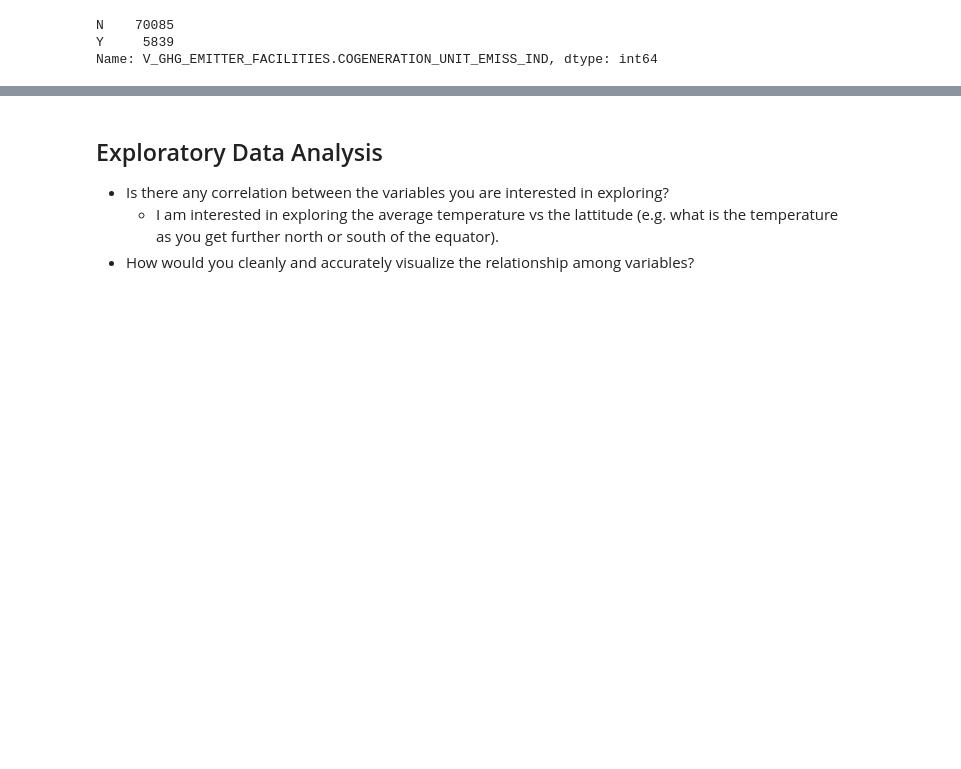
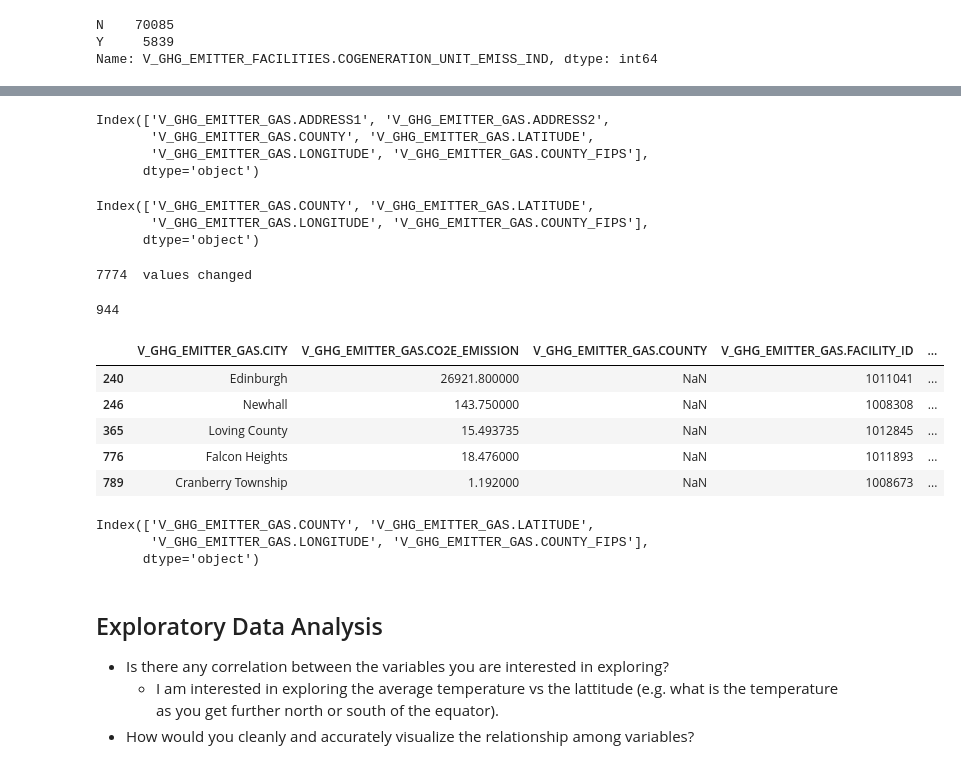
Before and after one commit to kalieknecht/data200-project, a Jupyter notebook: analysis/Analysis.ipynb, the cells around one changed output, grey strips where cells are left out. Saved outputs shown, nothing was run; the diff lists cells and outputs as text; code cells hidden in the pictures; blank space fills up the shorter version.

Commit message:
data cleaning

```diff
--- a/analysis/Analysis.ipynb
+++ b/analysis/Analysis.ipynb
@@ -666,3 +738,81 @@ def rename_counties(df):
+# %%
+# check for cols with null values
+nullvals = nullcheck(greenhouse_gas_type)
+greenhouse_gas_type.columns[nullvals]
+# %% [output]
+Index(['V_GHG_EMITTER_GAS.ADDRESS1', 'V_GHG_EMITTER_GAS.ADDRESS2',
+       'V_GHG_EMITTER_GAS.COUNTY', 'V_GHG_EMITTER_GAS.LATITUDE',
+       'V_GHG_EMITTER_GAS.LONGITUDE', 'V_GHG_EMITTER_GAS.COUNTY_FIPS'],
+      dtype='object')
+# %%
+# drop addresses
+greenhouse_gas_type.drop('V_GHG_EMITTER_GAS.ADDRESS1',axis=1,inplace=True)
+greenhouse_gas_type.drop('V_GHG_EMITTER_GAS.ADDRESS2',axis=1,inplace=True)
+# %%
+# check for cols with null values
+nullvals = nullcheck(greenhouse_gas_type)
+greenhouse_gas_type.columns[nullvals]
+# %% [output]
+Index(['V_GHG_EMITTER_GAS.COUNTY', 'V_GHG_EMITTER_GAS.LATITUDE',
+       'V_GHG_EMITTER_GAS.LONGITUDE', 'V_GHG_EMITTER_GAS.COUNTY_FIPS'],
+      dtype='object')
+# %%
+def find_county_gas(df):
+    '''
+    Helper function to find county in rows with NaN values
+
+    Note: to construct co_map properly, the initial dataframe with null values
+    must be passed
+
+    Parameters
+    ----------
+    df: dataframe with column to be cleaned
+
+    Returns
+    -------
+    df: original df with cleaned county data
+    '''
+    # define county map
+    co_map = df[['V_GHG_EMITTER_GAS.CITY','V_GHG_EMITTER_GAS.COUNTY']].groupby('V_GHG_EMITTER_GAS.CITY').first(dropna=True)
+    co_map = co_map.squeeze().to_dict()
+
+    # construct mask of NaN values
+    nullmask = df['V_GHG_EMITTER_GAS.COUNTY'].isnull()
+
+    # grab city name as county name
+    df.loc[nullmask,'V_GHG_EMITTER_GAS.COUNTY'] = df.loc[nullmask,'V_GHG_EMITTER_GAS.CITY']
+
+    # convert city name to county based on map - will leave unmapped values as NaN
+    df.loc[nullmask,'V_GHG_EMITTER_GAS.COUNTY'] = df.loc[nullmask,'V_GHG_EMITTER_GAS.COUNTY'].map(co_map)
+
+    # hand remaining NaNs?
+    print(nullmask.sum()," values changed")
+
+    return df
+# %%
+greenhouse_gas_type = find_county_gas(greenhouse_gas_type)
+# %% [output]
+7774  values changed
+# %%
+nullmask = greenhouse_gas_type['V_GHG_EMITTER_GAS.COUNTY'].isnull()
+print(nullmask.sum())
+greenhouse_gas_type[nullmask].head(5)
+# %% [output]
+944
+|  | V_GHG_EMITTER_GAS.CITY | V_GHG_EMITTER_GAS.CO2E_EMISSION | V_GHG_EMITTER_GAS.COUNTY | V_GHG_EMITTER_GAS.FACILITY_ID | ... |
+| 240 | Edinburgh | 26921.800000 | NaN | 1011041 | ... |
+| 246 | Newhall | 143.750000 | NaN | 1008308 | ... |
+| 365 | Loving County | 15.493735 | NaN | 1012845 | ... |
+| 776 | Falcon Heights | 18.476000 | NaN | 1011893 | ... |
+| 789 | Cranberry Township | 1.192000 | NaN | 1008673 | ... |
+# %%
+# check for cols with null values
+nullvals = nullcheck(greenhouse_gas_type)
+greenhouse_gas_type.columns[nullvals]
+# %% [output]
+Index(['V_GHG_EMITTER_GAS.COUNTY', 'V_GHG_EMITTER_GAS.LATITUDE',
+       'V_GHG_EMITTER_GAS.LONGITUDE', 'V_GHG_EMITTER_GAS.COUNTY_FIPS'],
+      dtype='object')
 # %% [markdown]
 ## Exploratory Data Analysis
 * Is there any correlation between the variables you are interested in exploring?
```
Also changed, not shown: parts of 29 cells of this notebook.
